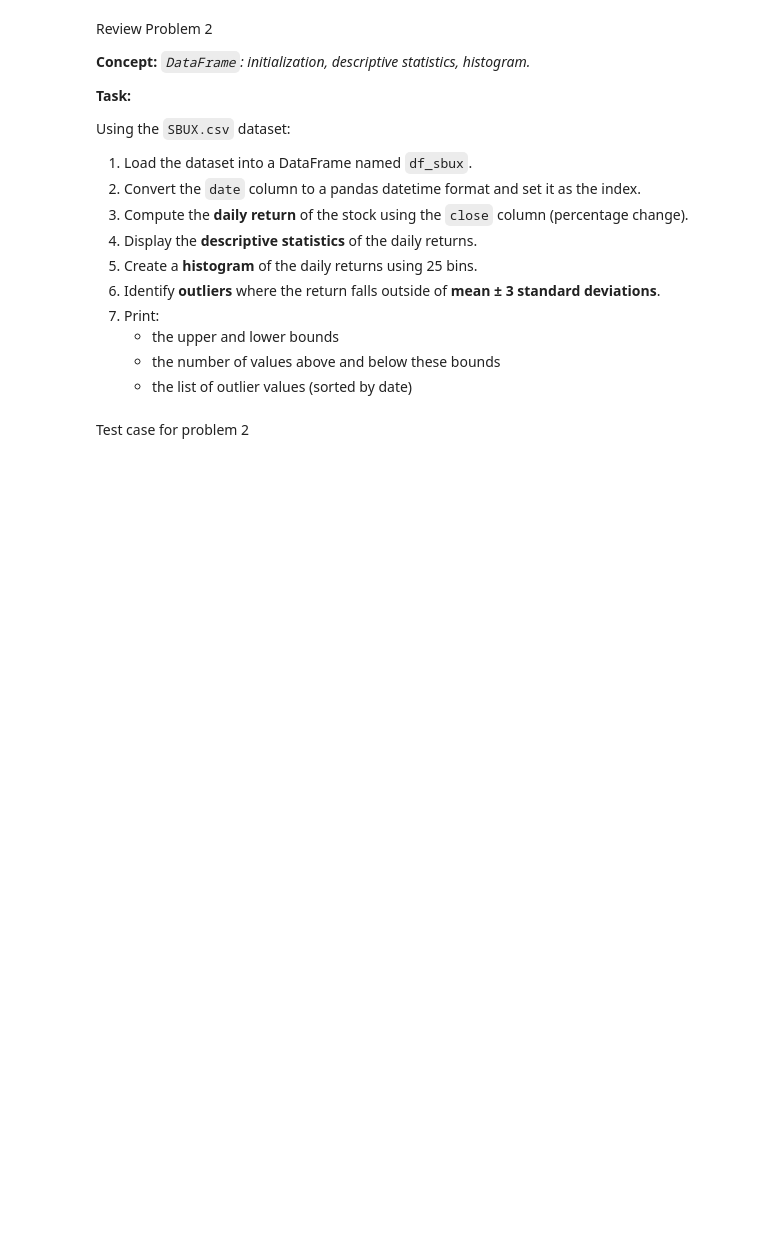
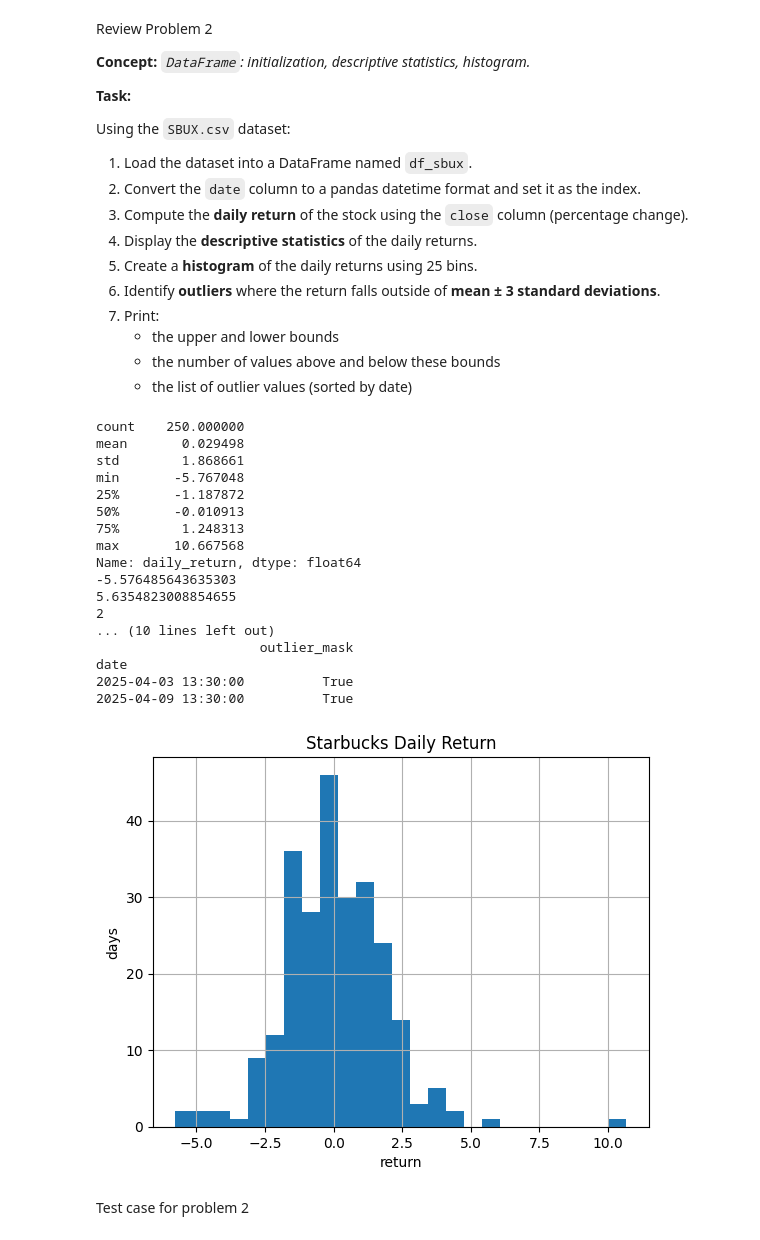
Before and after one commit to kamila-kydykova/homework, a Jupyter notebook: week-11/homework.ipynb, the cells around one changed output. Cells and saved outputs as stored; diff of their text form; code cells hidden in the pictures; blank space fills up the shorter version.

```diff
--- a/week-11/homework.ipynb
+++ b/week-11/homework.ipynb
@@ -104,3 +102,46 @@ Using the `SBUX.csv` dataset:
+# %%
+# Your Solution
+
+df_sbux = pd.read_csv("SBUX.csv")
+df_sbux['date'] = pd.to_datetime(df_sbux['date'], unit="s")
+df_sbux = df_sbux.set_index('date')
+df_sbux['daily_return'] = ((df_sbux['close'] - df_sbux['open'])/df_sbux['close'])*100
+
+print(df_sbux['daily_return'].describe())
+df_sbux['daily_return'].hist(bins=25)
+plt.title('Starbucks Daily Return')
+plt.xlabel('return')
+plt.ylabel('days')
+
+mean_df_sbux = df_sbux['daily_return'].mean()
+std_df_sbux = df_sbux['daily_return'].std()
+outlier_lower_bound = mean_df_sbux - 3 * std_df_sbux
+outlier_higher_bound = mean_df_sbux + 3 * std_df_sbux
+df_sbux['outlier_mask'] = (df_sbux['daily_return'] > outlier_higher_bound) | (df_sbux['daily_return'] < outlier_lower_bound)
+df_sbux_new = df_sbux[df_sbux['outlier_mask']]
+print(outlier_lower_bound)
+print(outlier_higher_bound)
+print(len(df_sbux_new))
+print(df_sbux_new)
+# %% [output]
+count    250.000000
+mean       0.029498
+std        1.868661
+min       -5.767048
+25%       -1.187872
+50%       -0.010913
+75%        1.248313
+max       10.667568
+Name: daily_return, dtype: float64
+-5.576485643635303
+5.6354823008854655
+2
+... (10 lines left out)
+                     outlier_mask
+date
+2025-04-03 13:30:00          True
+2025-04-09 13:30:00          True
+[figure, added]
 # %% [markdown]
 Test case for problem 2
 # %%
```
Also changed, not shown: parts of 1 cell of this notebook.
